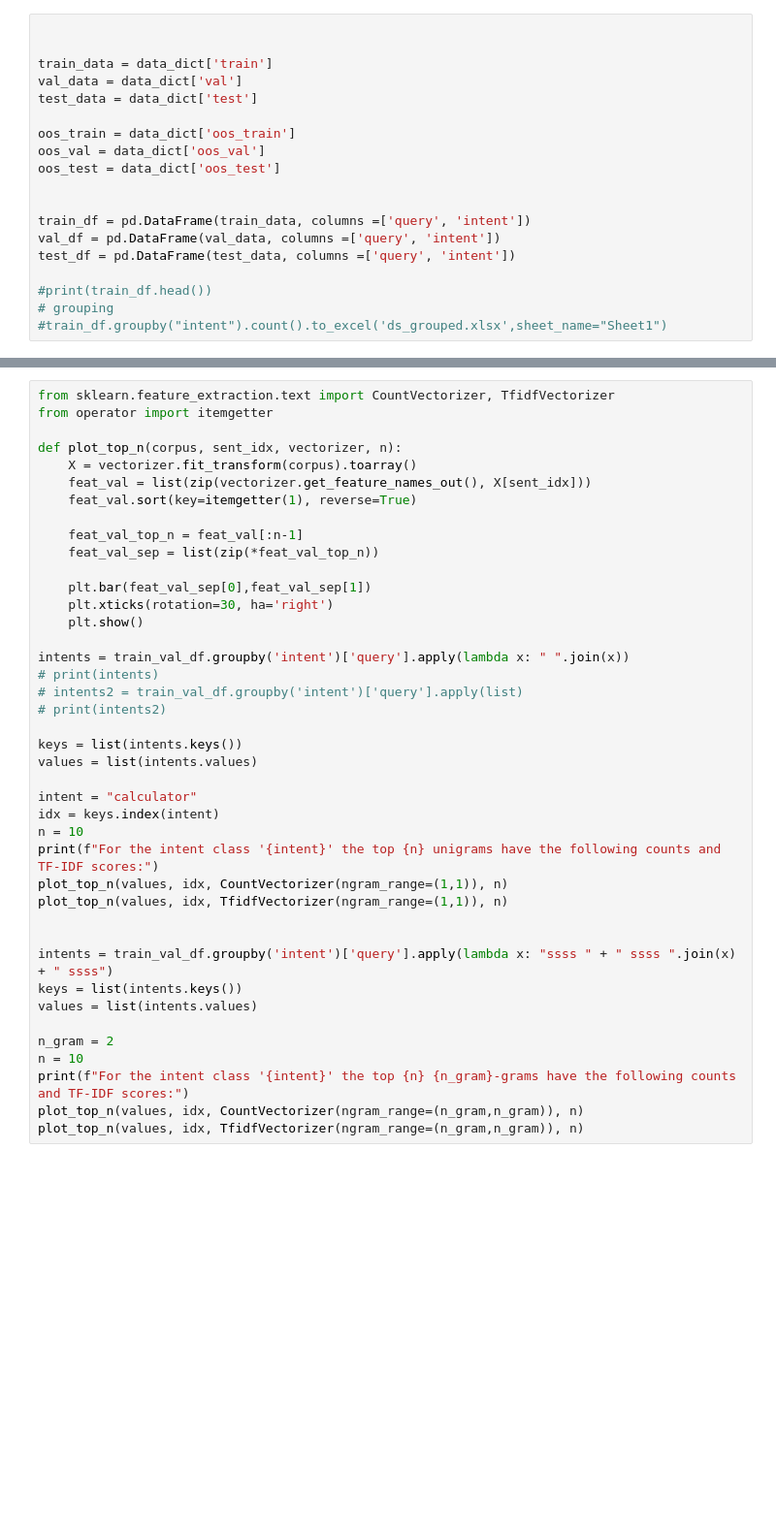
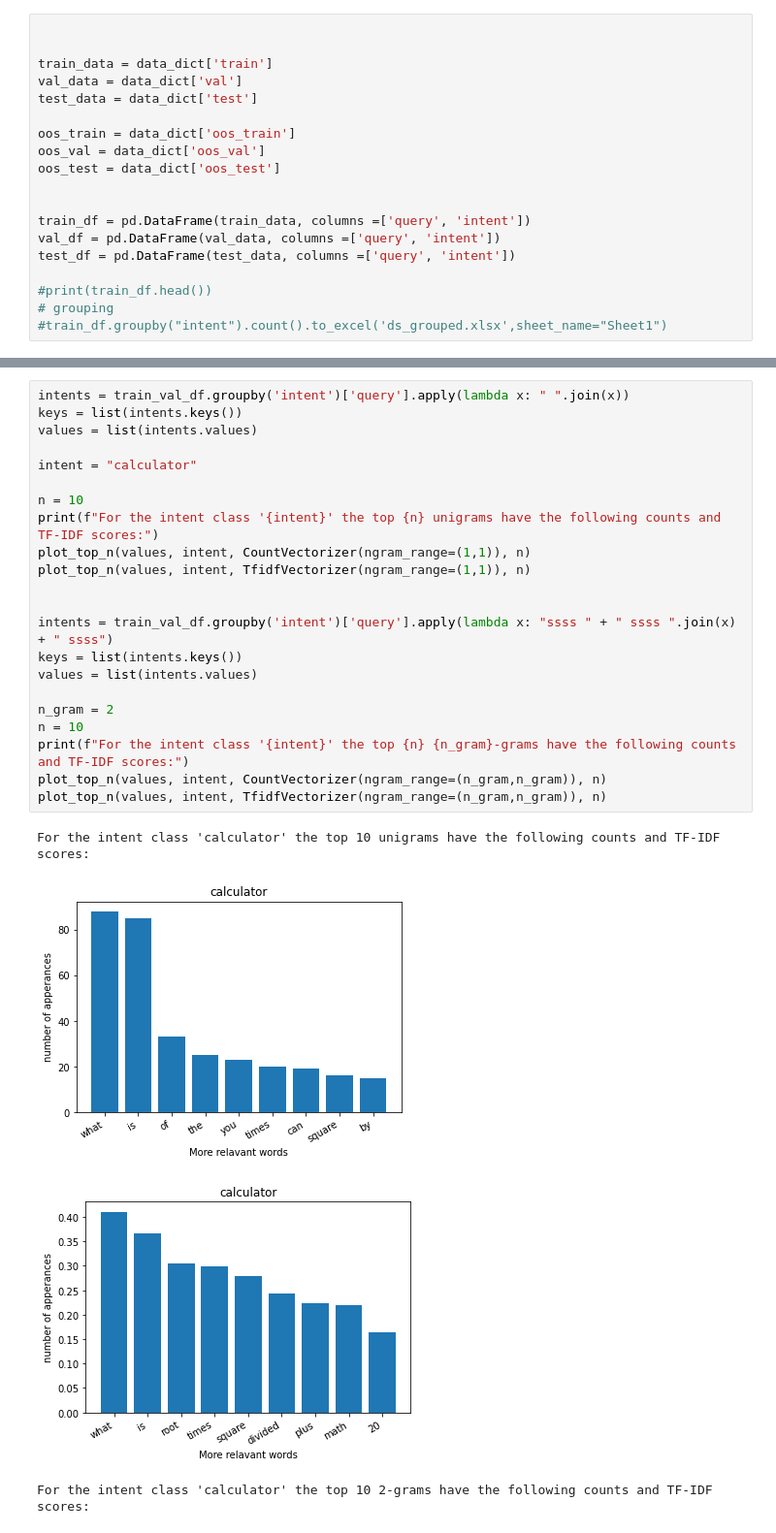
Before and after one commit to FilippoComastri/Intent-Class-and-OOS-Prediction, a Jupyter notebook: ds_exploration.ipynb, the cells around one changed output, grey strips where cells are left out. Shown at 97% size. Cells and saved outputs as stored; diff of their text form; blank space fills up the shorter version.

Commit message:
data exploration domain plot

```diff
--- a/ds_exploration.ipynb
+++ b/ds_exploration.ipynb
@@ -80,41 +104,27 @@ Most common type: [('fact', 52), ('tell', 43), ('fun', 39), ('trivia', 36), ('in
 # %%
-from sklearn.feature_extraction.text import CountVectorizer, TfidfVectorizer
-from operator import itemgetter
-
-def plot_top_n(corpus, sent_idx, vectorizer, n):
-    X = vectorizer.fit_transform(corpus).toarray()
-    feat_val = list(zip(vectorizer.get_feature_names_out(), X[sent_idx]))
-    feat_val.sort(key=itemgetter(1), reverse=True)
-
-    feat_val_top_n = feat_val[:n-1]
-    feat_val_sep = list(zip(*feat_val_top_n))
-
-    plt.bar(feat_val_sep[0],feat_val_sep[1])
-    plt.xticks(rotation=30, ha='right')
-    plt.show()
-
 intents = train_val_df.groupby('intent')['query'].apply(lambda x: " ".join(x))
-# print(intents)
-# intents2 = train_val_df.groupby('intent')['query'].apply(list)
-# print(intents2)
-
 keys = list(intents.keys())
 values = list(intents.values)
 
 intent = "calculator"
-idx = keys.index(intent)
+
 n = 10
 print(f"For the intent class '{intent}' the top {n} unigrams have the following counts and TF-IDF scores:")
-plot_top_n(values, idx, CountVectorizer(ngram_range=(1,1)), n)
-plot_top_n(values, idx, TfidfVectorizer(ngram_range=(1,1)), n)
+plot_top_n(values, intent, CountVectorizer(ngram_range=(1,1)), n)
+plot_top_n(values, intent, TfidfVectorizer(ngram_range=(1,1)), n)
 
 
 intents = train_val_df.groupby('intent')['query'].apply(lambda x: "ssss " + " ssss ".join(x) + " ssss")
 keys = list(intents.keys())
 values = list(intents.values)
 
 n_gram = 2
 n = 10
 print(f"For the intent class '{intent}' the top {n} {n_gram}-grams have the following counts and TF-IDF scores:")
-plot_top_n(values, idx, CountVectorizer(ngram_range=(n_gram,n_gram)), n)
-plot_top_n(values, idx, TfidfVectorizer(ngram_range=(n_gram,n_gram)), n)
+plot_top_n(values, intent, CountVectorizer(ngram_range=(n_gram,n_gram)), n)
+plot_top_n(values, intent, TfidfVectorizer(ngram_range=(n_gram,n_gram)), n)
+# %% [output]
+For the intent class 'calculator' the top 10 unigrams have the following counts and TF-IDF scores:
+[figure, added]
+[figure, added]
+For the intent class 'calculator' the top 10 2-grams have the following counts and TF-IDF scores:
```
Also changed, not shown: parts of 16 cells of this notebook.
